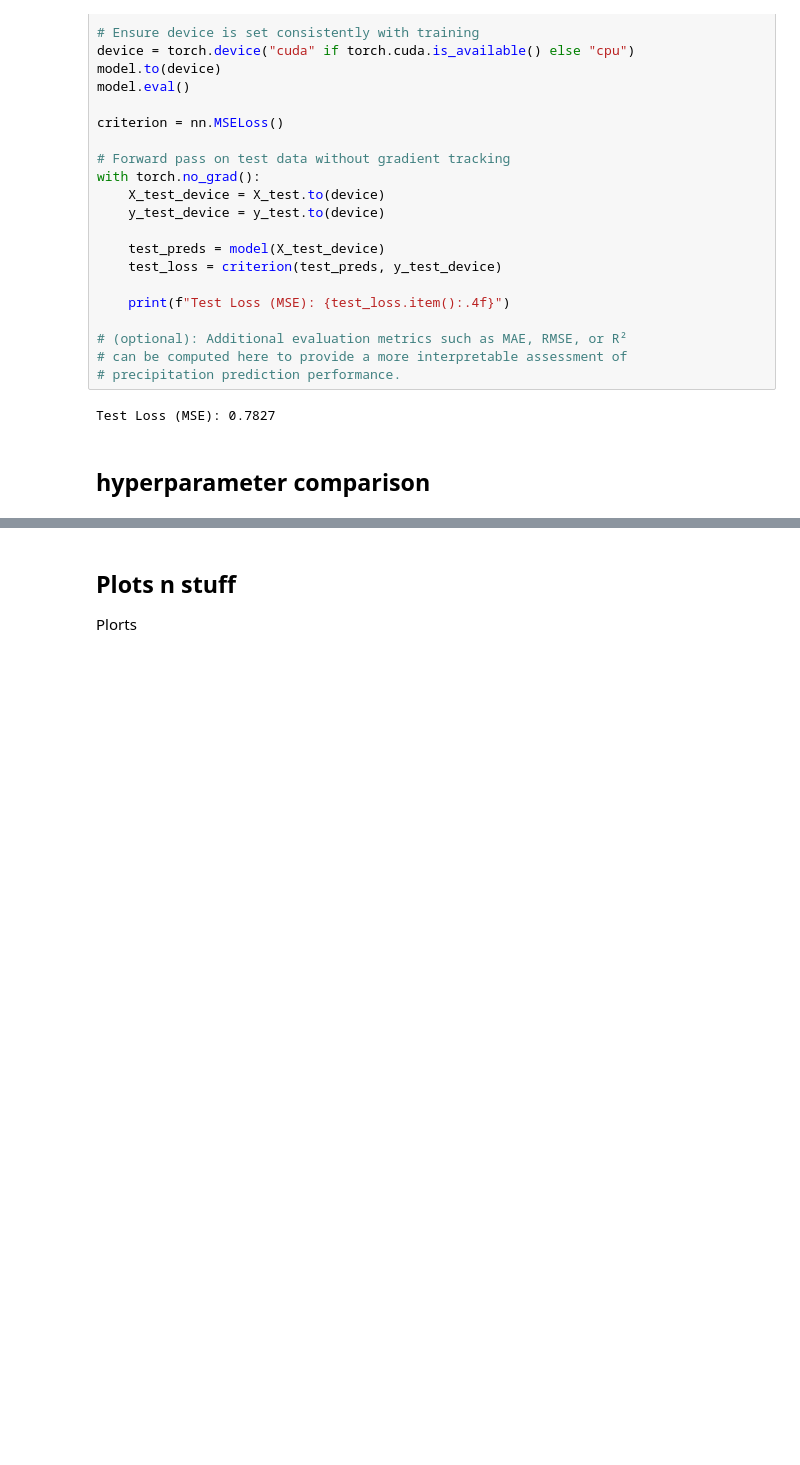
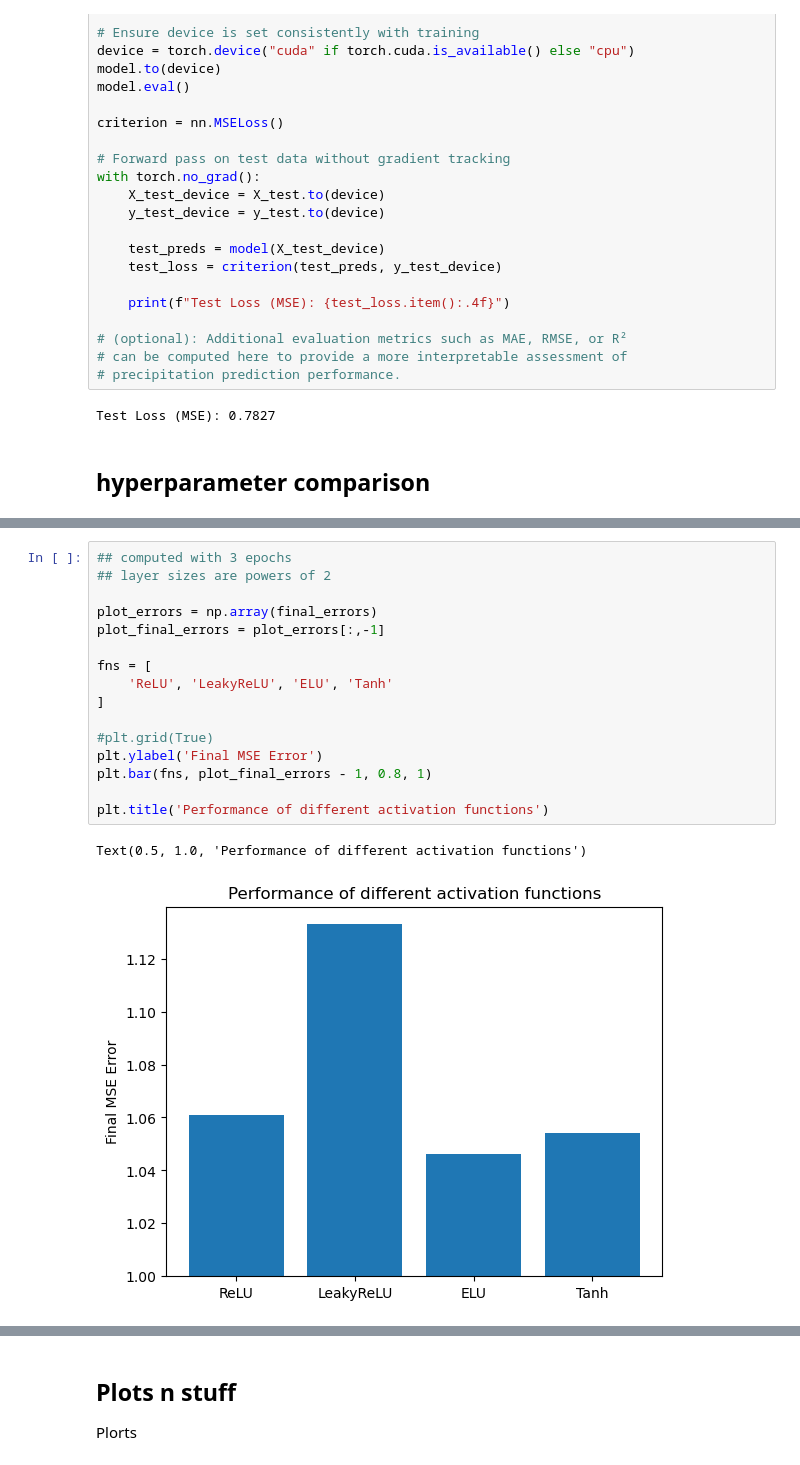
Before and after one commit to mlin706/CDA, a Jupyter notebook: Project 4/mlp_precip_wb2_pn341_ss3299.ipynb, the cells around one changed output, grey strips where cells are left out. Cells and saved outputs as stored; diff of their text form; blank space fills up the shorter version.

```diff
--- a/Project 4/mlp_precip_wb2_pn341_ss3299.ipynb
+++ b/Project 4/mlp_precip_wb2_pn341_ss3299.ipynb
@@ -536,0 +606,19 @@ final_errors
+# %%
+## computed with 3 epochs
+## layer sizes are powers of 2
+
+plot_errors = np.array(final_errors)
+plot_final_errors = plot_errors[:,-1]
+
+fns = [
+    'ReLU', 'LeakyReLU', 'ELU', 'Tanh'
+]
+
+#plt.grid(True)
+plt.ylabel('Final MSE Error')
+plt.bar(fns, plot_final_errors - 1, 0.8, 1)
+
+plt.title('Performance of different activation functions')
+# %% [output]
+Text(0.5, 1.0, 'Performance of different activation functions')
+[figure, added]
```
Also changed, not shown: parts of 30 cells of this notebook, 4 other files.
